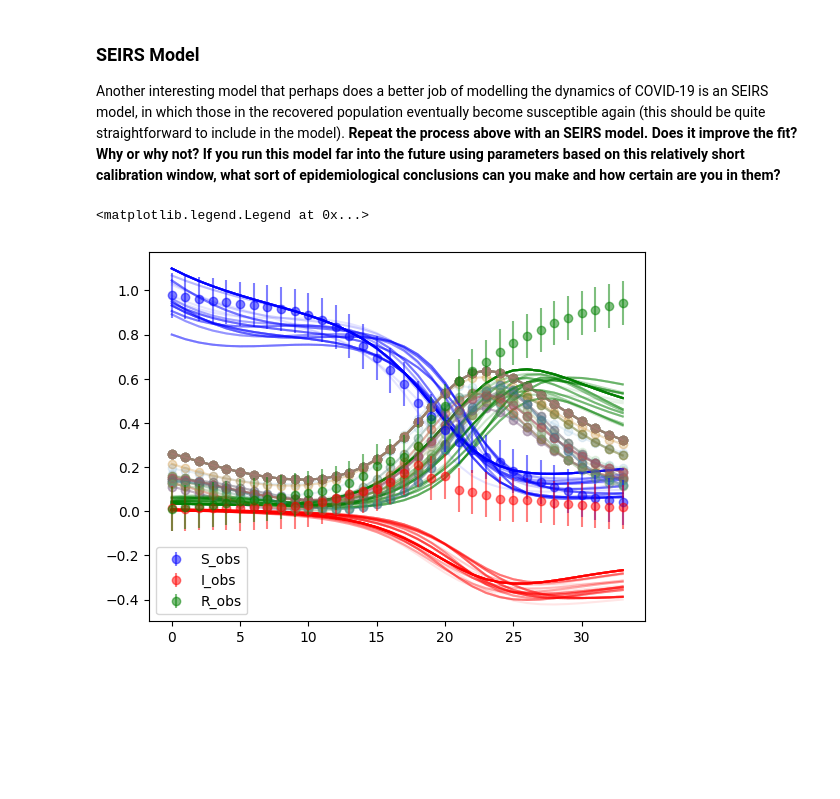
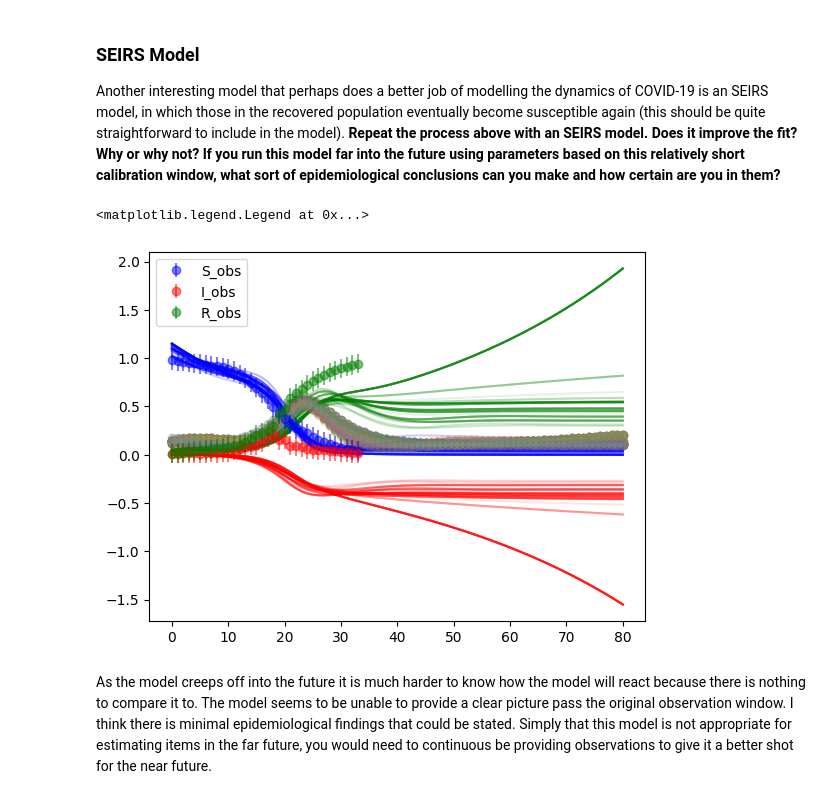
Before and after one commit to jaycebeck/Simulations, a Jupyter notebook: population_dynamics/Project5c-SIRModels.ipynb, the cells around one changed output. Drawn from its saved outputs; the diff is of its cells as text; code cells hidden in the pictures; blank space fills up the shorter version.

```diff
--- a/population_dynamics/Project5c-SIRModels.ipynb
+++ b/population_dynamics/Project5c-SIRModels.ipynb
@@ -775,29 +779,31 @@ P_chain,m_chain = sampler.sample(m_0,sir_like.log_posterior,0.1,10000,burnin=100
 # %%
 for i in range(100):
     j = np.random.randint(len(m_chain))
     m_best = np.exp(m_chain[j])
     S_0 = m_best[0]
     E_0 = m_best[1]
     I_0 = m_best[2]
     R_0 = m_best[3]
     beta = m_best[4]
     gamma = m_best[5]
     alpha = m_best[6]
     omega = m_best[7]
 
     u0 = np.array([S_0,E_0,I_0,R_0])
     s = SEIRS(beta=beta,gamma=gamma, alpha=alpha, omega=omega)
     integrator = om.Integrator(s,method)
-    t,u = integrator.integrate([times[0],times[-1]],1,u0)
+    t,u = integrator.integrate([times[0],80],1,u0)
 
     plt.plot(t,u[:,0],'b-',alpha=0.1)
     plt.plot(t,u[:,2],'r-',alpha=0.1)
     plt.plot(t,u[:,3],'g-',alpha=0.1)
     plt.plot(t, u[:,1], 'o-', alpha=0.1)
 plt.errorbar(times,S_obs,yerr=np.sqrt(sigma2_obs),fmt='bo',label='S_obs',alpha=0.5)
 plt.errorbar(times,I_obs,yerr=np.sqrt(sigma2_obs),fmt='ro',label='I_obs',alpha=0.5)
 plt.errorbar(times,R_obs,yerr=np.sqrt(sigma2_obs),fmt='go',label='R_obs',alpha=0.5)
 plt.legend()
 # %% [output]
 <matplotlib.legend.Legend at 0x...>
-[figure, old version]
+[figure, new version]
+# %% [markdown]
+As the model creeps off into the future it is much harder to know how the model will react because there is nothing to compare it to. The model seems to be unable to provide a clear picture pass the original observation window. I think there is minimal epidemiological findings that could be stated. Simply that this model is not appropriate for estimating items in the far future, you would need to continuous be providing observations to give it a better shot for the near future.
```
Also changed, not shown: parts of 17 cells of this notebook, 3 other files.
